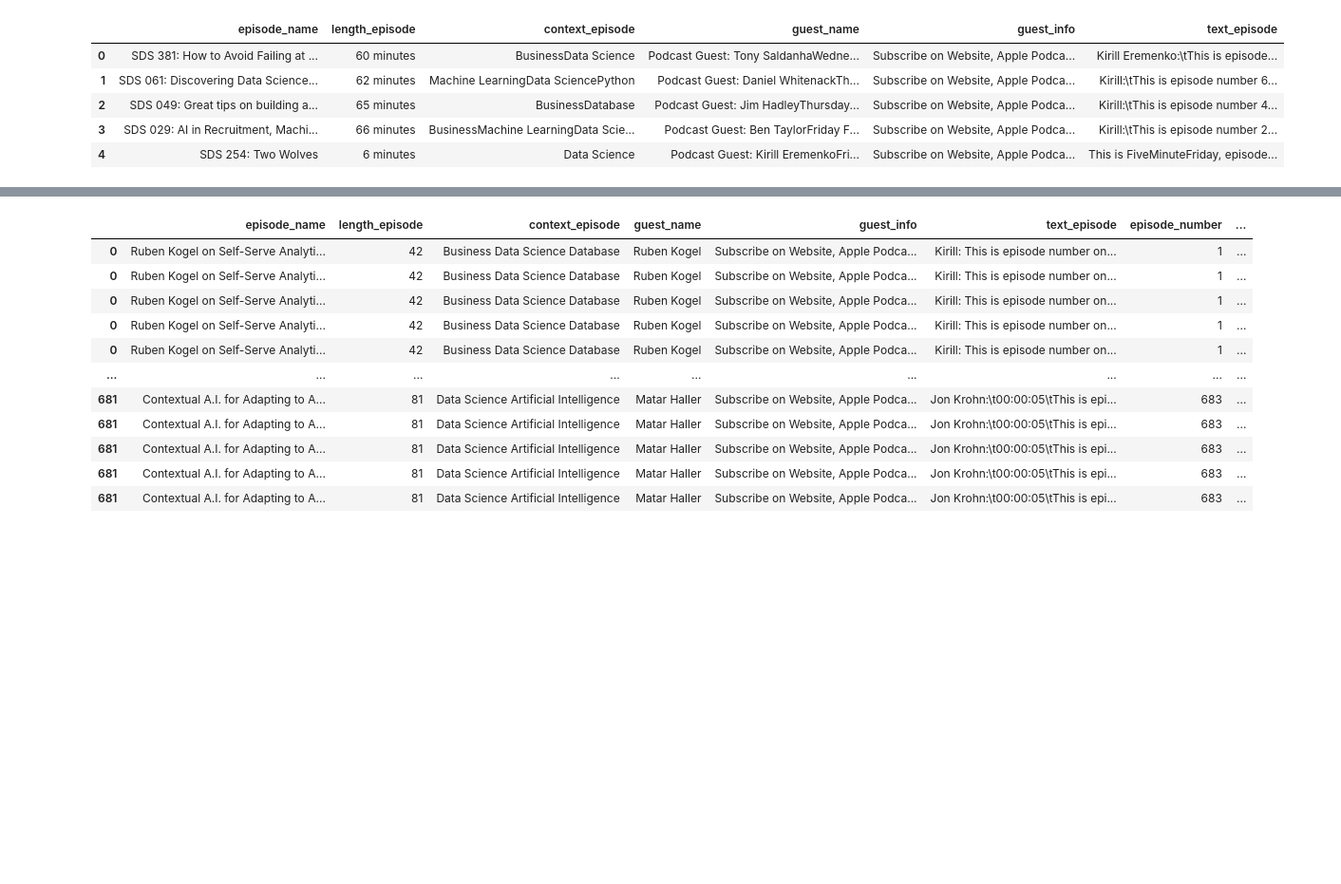
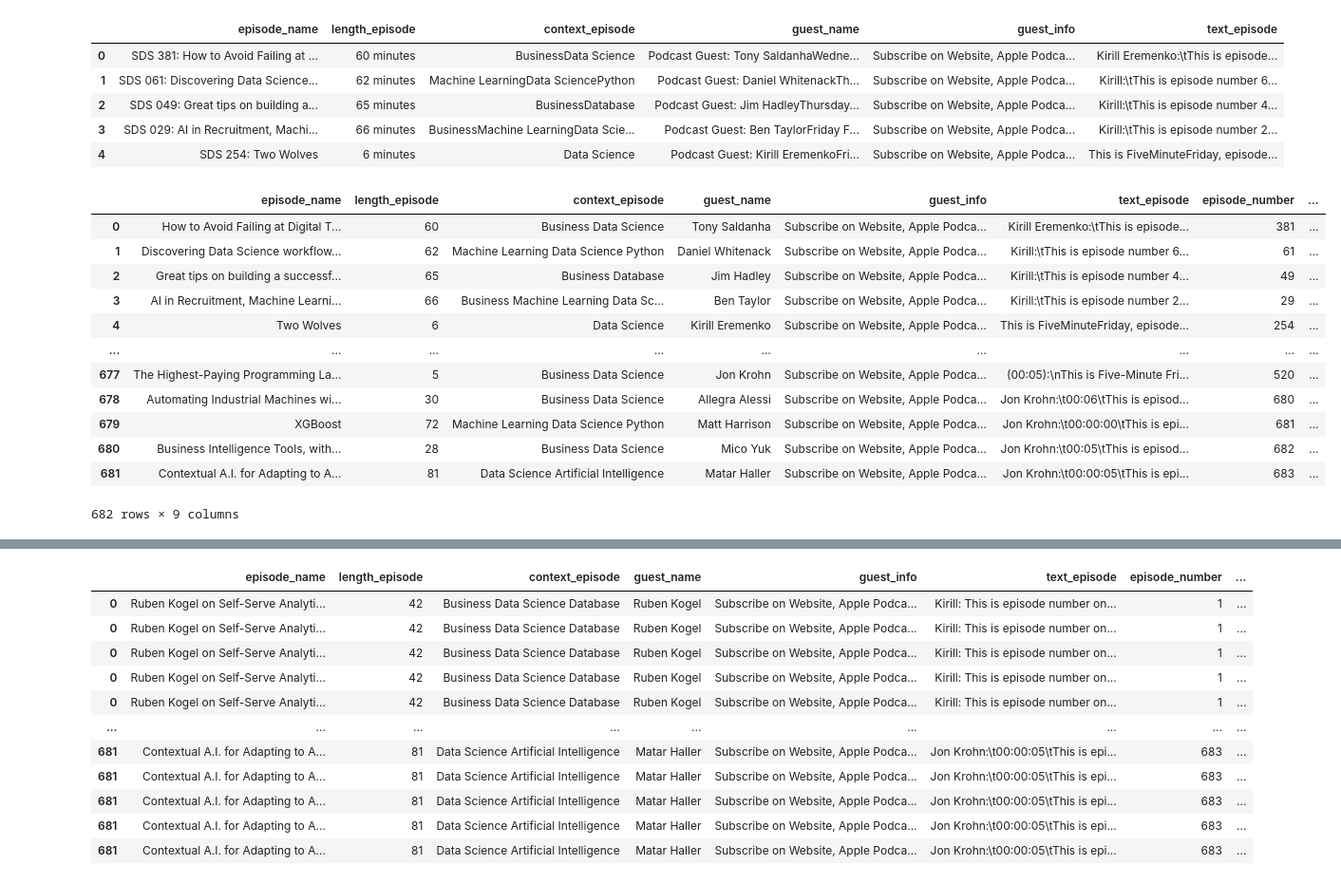
Before and after one commit to ashamaheshwari/SDS_podcast_analysis, a Jupyter notebook: notebooks/SDS_data_preprocessing.ipynb, the cells around one changed output, grey strips where cells are left out. Shown at 95% size. Drawn from its saved outputs; the diff is of its cells as text; code cells hidden in the pictures; blank space fills up the shorter version.

```diff
--- a/notebooks/SDS_data_preprocessing.ipynb
+++ b/notebooks/SDS_data_preprocessing.ipynb
@@ -72,3 +66,19 @@ sds.loc[430:681, 'host_episode'] = 'Jon Krohn'
+# %%
+sds
+# %% [output]
+|  | episode_name | length_episode | context_episode | guest_name | guest_info | text_episode | episode_number | ... |
+| 0 | How to Avoid Failing at Digital T... | 60 | Business Data Science | Tony Saldanha | Subscribe on Website, Apple Podca... | Kirill Eremenko:\tThis is episode... | 381 | ... |
+| 1 | Discovering Data Science workflow... | 62 | Machine Learning Data Science Python | Daniel Whitenack | Subscribe on Website, Apple Podca... | Kirill:\tThis is episode number 6... | 61 | ... |
+| 2 | Great tips on building a successf... | 65 | Business Database | Jim Hadley | Subscribe on Website, Apple Podca... | Kirill:\tThis is episode number 4... | 49 | ... |
+| 3 | AI in Recruitment, Machine Learni... | 66 | Business Machine Learning Data Sc... | Ben Taylor | Subscribe on Website, Apple Podca... | Kirill:\tThis is episode number 2... | 29 | ... |
+| 4 | Two Wolves | 6 | Data Science | Kirill Eremenko | Subscribe on Website, Apple Podca... | This is FiveMinuteFriday, episode... | 254 | ... |
+| ... | ... | ... | ... | ... | ... | ... | ... | ... |
+| 677 | The Highest-Paying Programming La... | 5 | Business Data Science | Jon Krohn | Subscribe on Website, Apple Podca... | (00:05):\nThis is Five-Minute Fri... | 520 | ... |
+| 678 | Automating Industrial Machines wi... | 30 | Business Data Science | Allegra Alessi | Subscribe on Website, Apple Podca... | Jon Krohn:\t00:06\tThis is episod... | 680 | ... |
+| 679 | XGBoost | 72 | Machine Learning Data Science Python | Matt Harrison | Subscribe on Website, Apple Podca... | Jon Krohn:\t00:00:00\tThis is epi... | 681 | ... |
+| 680 | Business Intelligence Tools, with... | 28 | Business Data Science | Mico Yuk | Subscribe on Website, Apple Podca... | Jon Krohn:\t00:05\tThis is episod... | 682 | ... |
+| 681 | Contextual A.I. for Adapting to A... | 81 | Data Science Artificial Intelligence | Matar Haller | Subscribe on Website, Apple Podca... | Jon Krohn:\t00:00:05\tThis is epi... | 683 | ... |
+682 rows × 9 columns
 # %%
 # Sorting dataframe on episode number
 sds = sds.sort_values('episode_number').reset_index(drop = True)
```
Also changed, not shown: parts of 10 cells of this notebook, 4 other files.
